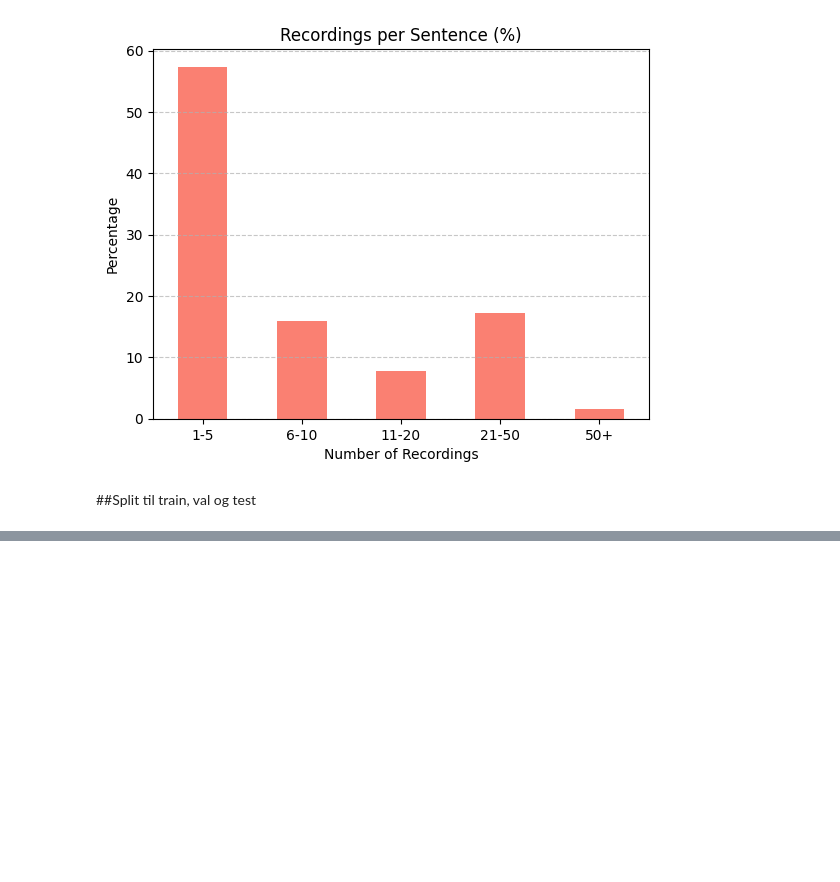
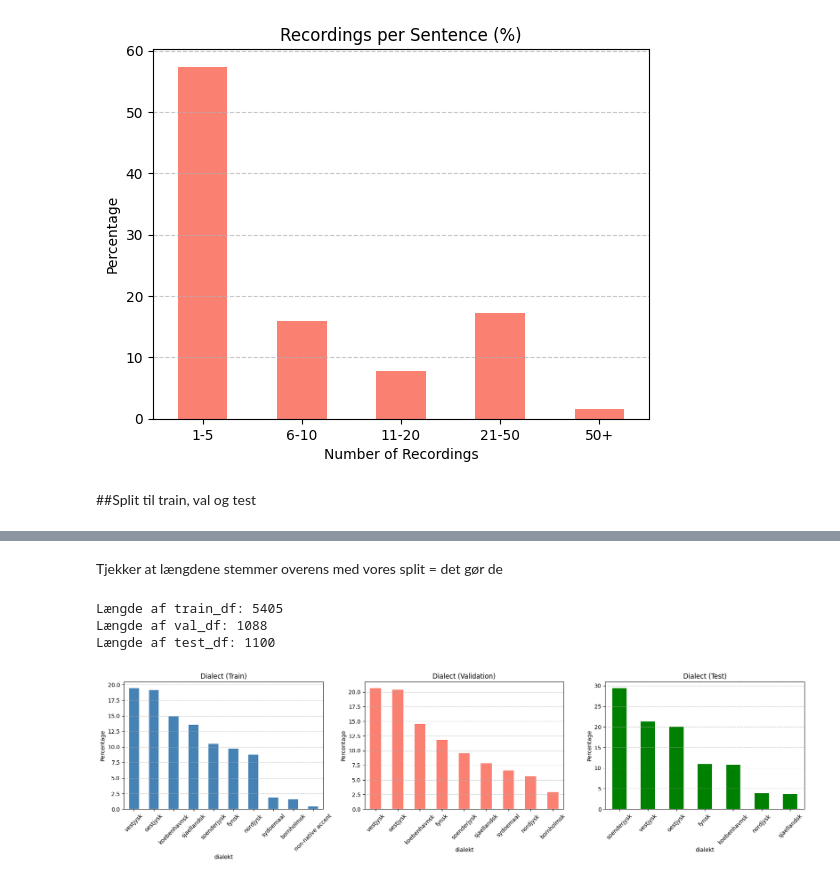
Before and after one commit to Mathildeholst/Speciale, a Jupyter notebook: Ægte_stemmer.ipynb, the cells around one changed output, grey strips where cells are left out. Saved outputs shown, nothing was run; the diff lists cells and outputs as text; code cells hidden in the pictures; blank space fills up the shorter version.

```diff
--- a/Ægte_stemmer.ipynb
+++ b/Ægte_stemmer.ipynb
@@ -551,0 +636,56 @@ plt.show()
+# %%
+import pandas as pd
+
+train_df = pd.read_csv("train.csv", sep=';')
+val_df = pd.read_csv("val.csv", sep=';')
+test_df = pd.read_csv("test.csv", sep=';')
+# %% [markdown]
+Tjekker at længdene stemmer overens med vores split = det gør de
+# %%
+print(f"Længde af train_df: {len(train_df)}")
+print(f"Længde af val_df: {len(val_df)}")
+print(f"Længde af test_df: {len(test_df)}")
+# %% [output]
+Længde af train_df: 5405
+Længde af val_df: 1088
+Længde af test_df: 1100
+# %%
+import matplotlib.pyplot as plt
+
+def plot_three(df1, df2, df3, column, titles, colors):
+
+    fig, axes = plt.subplots(1, 3, figsize=(18, 5))
+
+    for df, ax, title, color in zip(
+        [df1, df2, df3],
+        axes,
+        titles,
+        colors
+    ):
+        dist = df[column].value_counts(normalize=True) * 100
+
+        dist.plot(kind='bar', ax=ax, color=color)
+
+        ax.set_title(title)
+        ax.set_ylabel("Percentage")
+        ax.set_xlabel(column)
+        ax.tick_params(axis='x', rotation=45)
+        ax.grid(axis='y', linestyle='--', alpha=0.7)
+
+    plt.tight_layout()
+    plt.show()
+# %%
+plot_three(
+    train_df,
+    val_df,
+    test_df,
+    column="dialekt",
+    titles=[
+        "Dialect (Train)",
+        "Dialect (Validation)",
+        "Dialect (Test)"
+    ],
+    colors=["steelblue", "salmon", "green"]
+)
+# %% [output]
+[figure, added]
```
Also changed, not shown: parts of 35 cells of this notebook.
